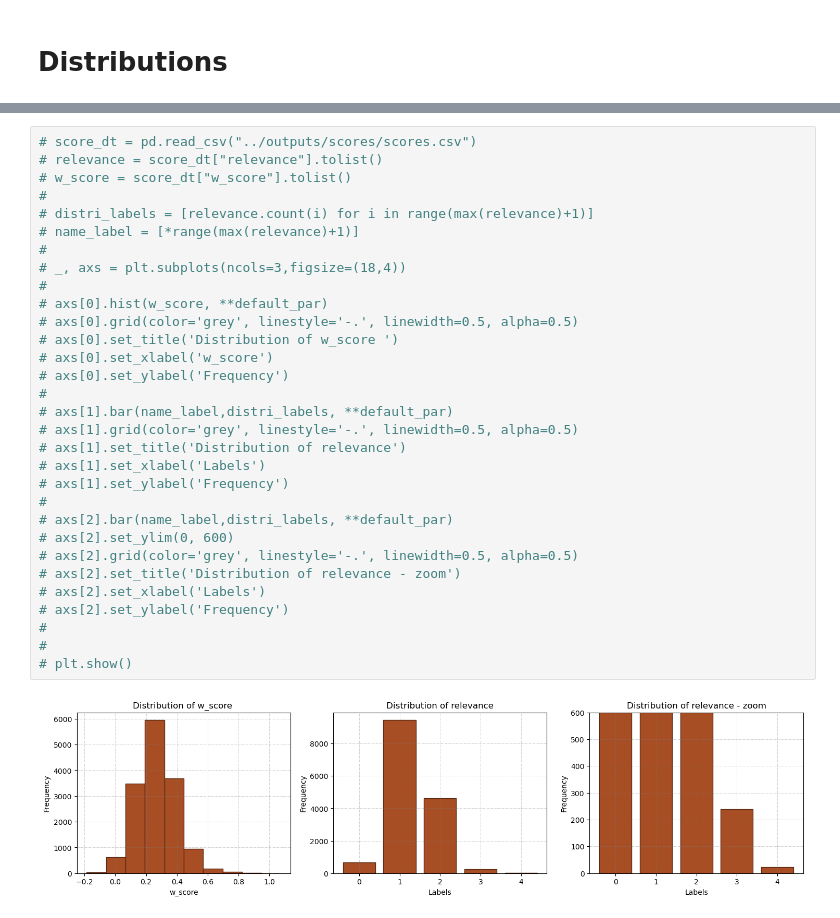
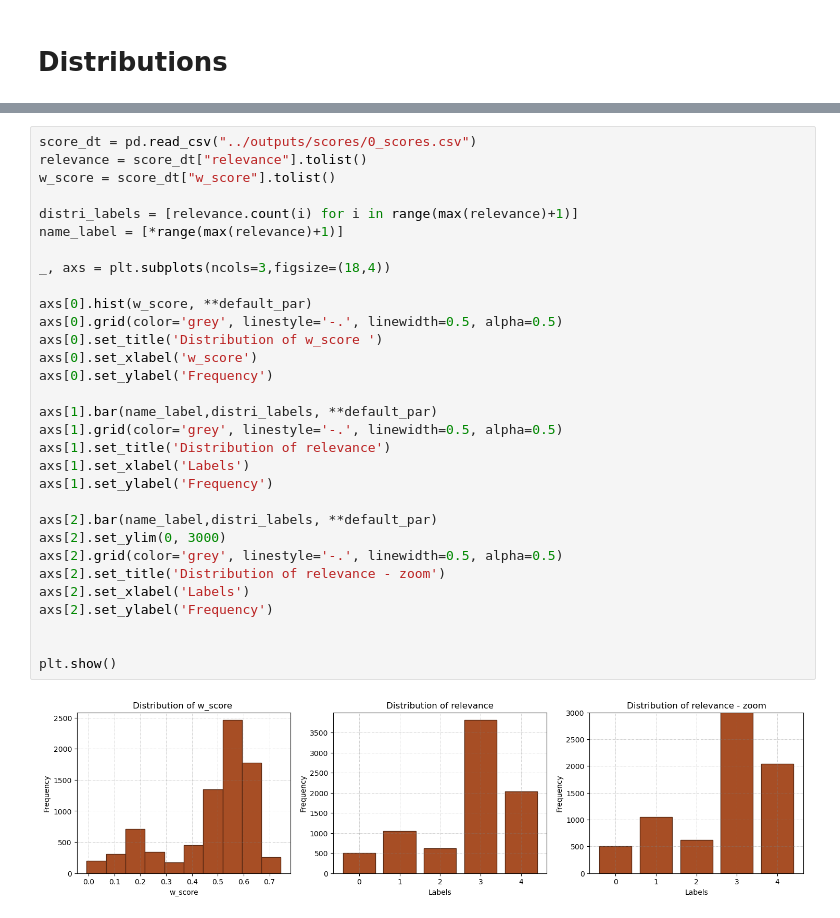
Before and after one commit to jacons/Interpretable-by-design-Human-Recommender, a Jupyter notebook: other_notebook/show_distribution.ipynb, the cells around one changed output, grey strips where cells are left out. Saved outputs shown, nothing was run; the diff lists cells and outputs as text.

```diff
--- a/other_notebook/show_distribution.ipynb
+++ b/other_notebook/show_distribution.ipynb
@@ -64,34 +84,34 @@ plt.show()
 # %%
-# score_dt = pd.read_csv("../outputs/scores/scores.csv")
-# relevance = score_dt["relevance"].tolist()
-# w_score = score_dt["w_score"].tolist()
-#
-# distri_labels = [relevance.count(i) for i in range(max(relevance)+1)]
-# name_label = [*range(max(relevance)+1)]
-#
-# _, axs = plt.subplots(ncols=3,figsize=(18,4))
-#
-# axs[0].hist(w_score, **default_par)
-# axs[0].grid(color='grey', linestyle='-.', linewidth=0.5, alpha=0.5)
-# axs[0].set_title('Distribution of w_score ')
-# axs[0].set_xlabel('w_score')
-# axs[0].set_ylabel('Frequency')
-#
-# axs[1].bar(name_label,distri_labels, **default_par)
-# axs[1].grid(color='grey', linestyle='-.', linewidth=0.5, alpha=0.5)
-# axs[1].set_title('Distribution of relevance')
-# axs[1].set_xlabel('Labels')
-# axs[1].set_ylabel('Frequency')
-#
-# axs[2].bar(name_label,distri_labels, **default_par)
-# axs[2].set_ylim(0, 600)
-# axs[2].grid(color='grey', linestyle='-.', linewidth=0.5, alpha=0.5)
-# axs[2].set_title('Distribution of relevance - zoom')
-# axs[2].set_xlabel('Labels')
-# axs[2].set_ylabel('Frequency')
-#
-#
-# plt.show()
+score_dt = pd.read_csv("../outputs/scores/0_scores.csv")
+relevance = score_dt["relevance"].tolist()
+w_score = score_dt["w_score"].tolist()
+
+distri_labels = [relevance.count(i) for i in range(max(relevance)+1)]
+name_label = [*range(max(relevance)+1)]
+
+_, axs = plt.subplots(ncols=3,figsize=(18,4))
+
+axs[0].hist(w_score, **default_par)
+axs[0].grid(color='grey', linestyle='-.', linewidth=0.5, alpha=0.5)
+axs[0].set_title('Distribution of w_score ')
+axs[0].set_xlabel('w_score')
+axs[0].set_ylabel('Frequency')
+
+axs[1].bar(name_label,distri_labels, **default_par)
+axs[1].grid(color='grey', linestyle='-.', linewidth=0.5, alpha=0.5)
+axs[1].set_title('Distribution of relevance')
+axs[1].set_xlabel('Labels')
+axs[1].set_ylabel('Frequency')
+
+axs[2].bar(name_label,distri_labels, **default_par)
+axs[2].set_ylim(0, 3000)
+axs[2].grid(color='grey', linestyle='-.', linewidth=0.5, alpha=0.5)
+axs[2].set_title('Distribution of relevance - zoom')
+axs[2].set_xlabel('Labels')
+axs[2].set_ylabel('Frequency')
+
+
+plt.show()
 # %% [output]
-[figure, old version]
+[figure, new version]
 # %%
```
Also changed, not shown: parts of 8 cells of this notebook, 20 other files.
